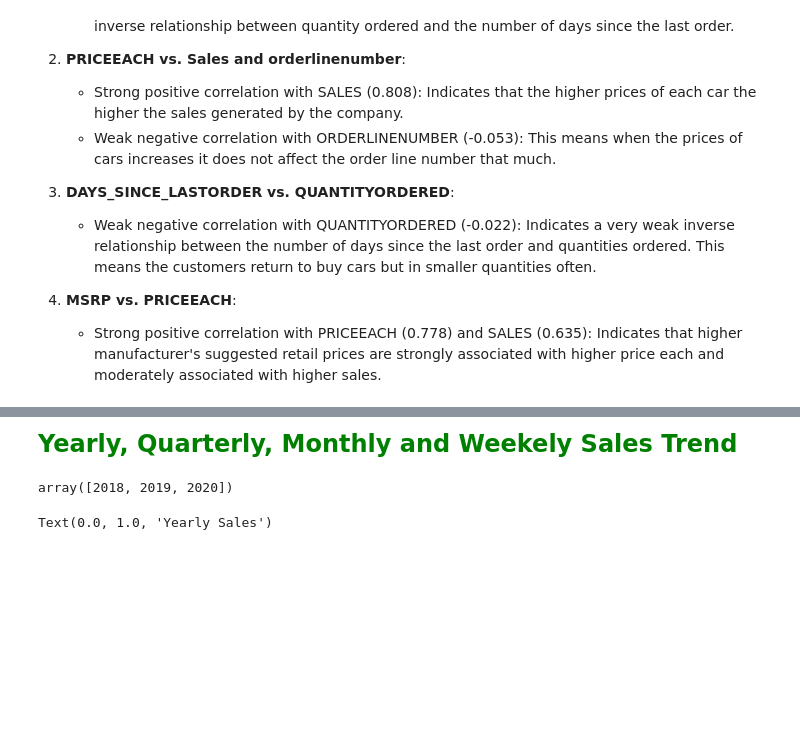
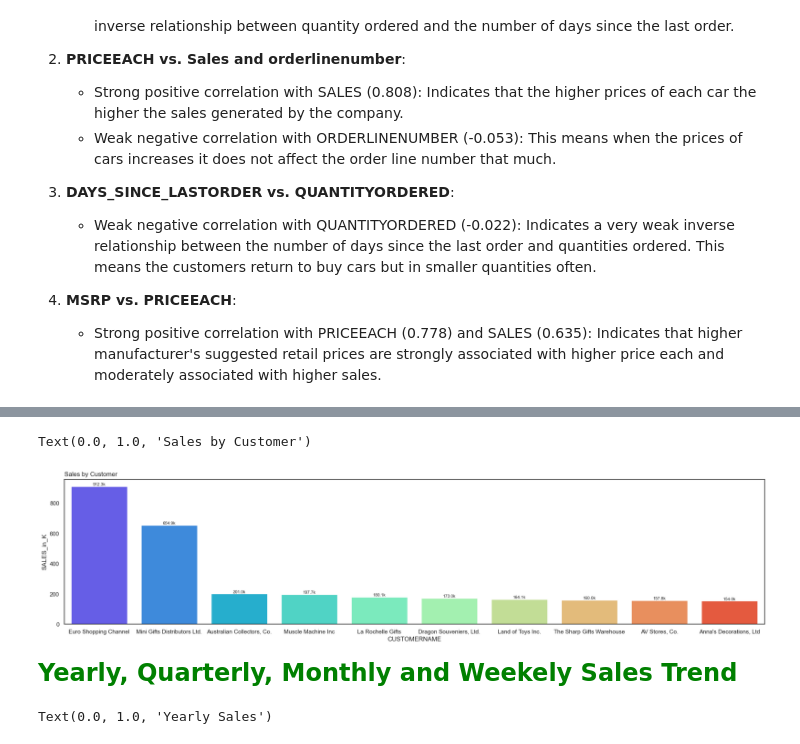
Before and after one commit to DataNerdss/Automobile_Sales_Analysis_Project, a Jupyter notebook: car_sales_analysis.ipynb, the cells around one changed output, grey strips where cells are left out. Saved outputs shown, nothing was run; the diff lists cells and outputs as text; code cells hidden in the pictures; blank space fills up the shorter version.

```diff
--- a/car_sales_analysis.ipynb
+++ b/car_sales_analysis.ipynb
@@ -384,3 +441,18 @@ Text(0.0, 1.0, 'Sales by ProductLine')
+# %%
+# Sales vs customer
+top_10_customer_sales = df.groupby('CUSTOMERNAME').agg({'SALES':'sum'}).sort_values(by = 'SALES', ascending=False).head(10)
+top_10_customer_sales['SALES_in_K'] = top_10_customer_sales['SALES']/1000
+plt.figure(figsize=(24,5))
+
+sns.barplot(data = top_10_customer_sales, x = 'CUSTOMERNAME', y = 'SALES_in_K', palette='rainbow', ci = None)
+for p in plt.gca().patches:
+    plt.gca().annotate(f'{p.get_height():.1f}k', (p.get_x() + p.get_width() / 2., p.get_height()),
+                       ha='center', va='bottom', fontsize=8)
+
+plt.title('Sales by Customer', loc = 'left')
+# %% [output]
+Text(0.0, 1.0, 'Sales by Customer')
+[figure, added]
 # %% [markdown]
 <font size = '5' face = 'times new roman'  color = 'green'><b>Yearly, Quarterly, Monthly and Weekely Sales Trend</b></font>
 # %%
@@ -389,9 +461,6 @@ df['Year'] = df['ORDERDATE'].dt.year
 df['Month'] = df['ORDERDATE'].dt.month
 df['Quaters'] = df['ORDERDATE'].dt.quarter
 df['Week'] = df['ORDERDATE'].dt.isocalendar().week
-df['Year'].unique()
-# %% [output]
-array([2018, 2019, 2020])
 # %%
 # Yearly Sales
 plt.figure(figsize=(20,5))
```
Also changed, not shown: parts of 13 cells of this notebook.
